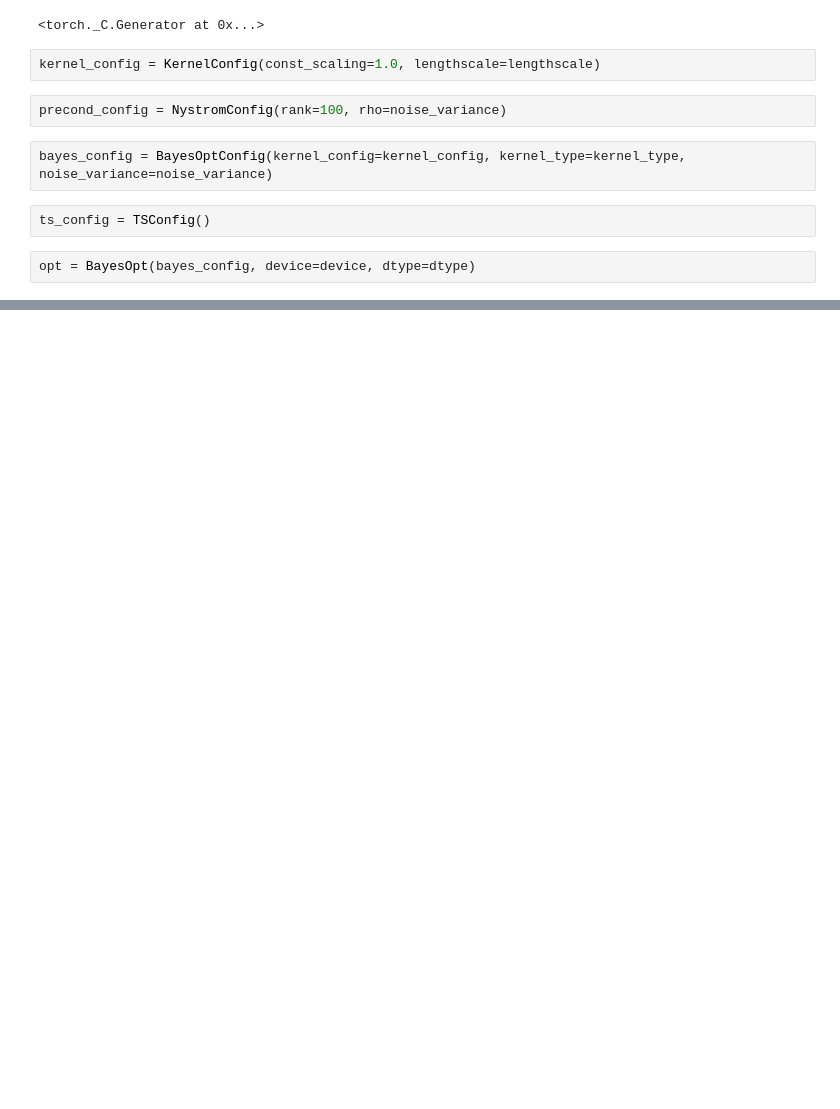
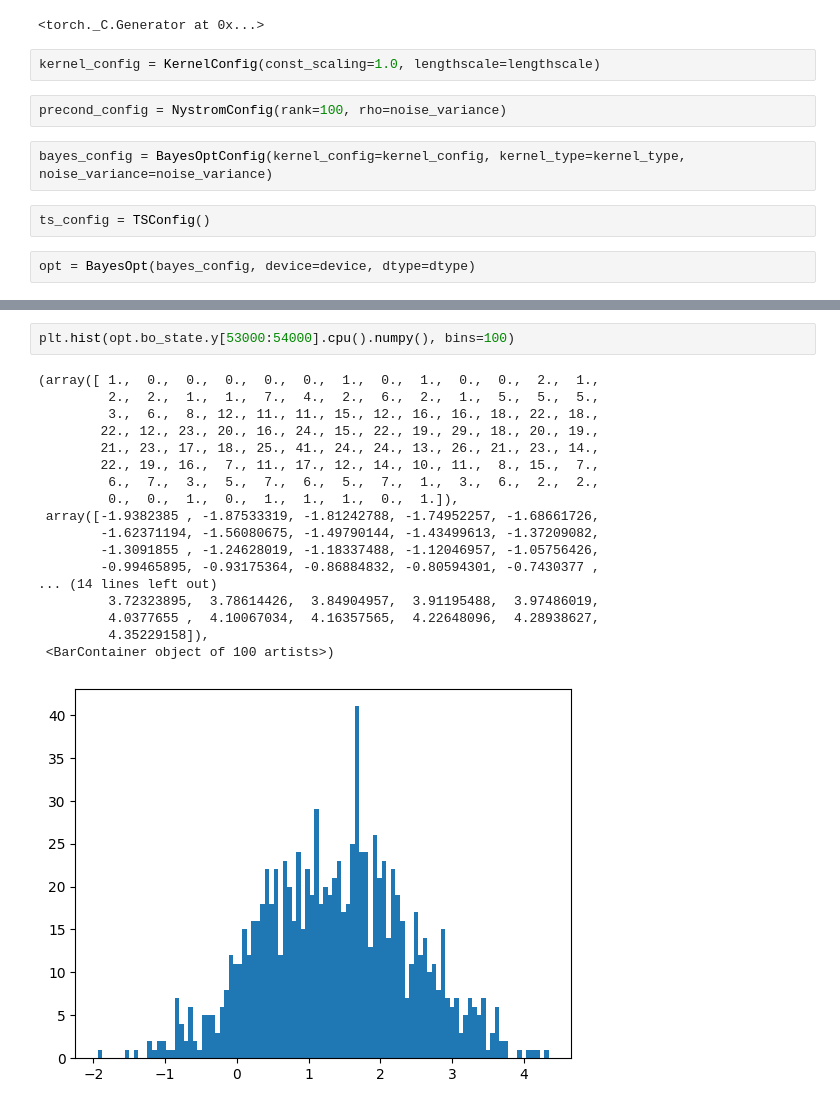
Before and after one commit to pratikrathore8/scalable_gp_inference, a Jupyter notebook: bayes_opt.ipynb, the cells around one changed output, grey strips where cells are left out. Saved outputs shown, nothing was run; the diff lists cells and outputs as text; blank space fills up the shorter version.

```diff
--- a/bayes_opt.ipynb
+++ b/bayes_opt.ipynb
@@ -96,0 +157,21 @@ plt.hist(opt.bo_state.y[50000:].cpu().numpy(), bins=100)
+# %%
+plt.hist(opt.bo_state.y[53000:54000].cpu().numpy(), bins=100)
+# %% [output]
+(array([ 1.,  0.,  0.,  0.,  0.,  0.,  1.,  0.,  1.,  0.,  0.,  2.,  1.,
+         2.,  2.,  1.,  1.,  7.,  4.,  2.,  6.,  2.,  1.,  5.,  5.,  5.,
+         3.,  6.,  8., 12., 11., 11., 15., 12., 16., 16., 18., 22., 18.,
+        22., 12., 23., 20., 16., 24., 15., 22., 19., 29., 18., 20., 19.,
+        21., 23., 17., 18., 25., 41., 24., 24., 13., 26., 21., 23., 14.,
+        22., 19., 16.,  7., 11., 17., 12., 14., 10., 11.,  8., 15.,  7.,
+         6.,  7.,  3.,  5.,  7.,  6.,  5.,  7.,  1.,  3.,  6.,  2.,  2.,
+         0.,  0.,  1.,  0.,  1.,  1.,  1.,  0.,  1.]),
+ array([-1.9382385 , -1.87533319, -1.81242788, -1.74952257, -1.68661726,
+        -1.62371194, -1.56080675, -1.49790144, -1.43499613, -1.37209082,
+        -1.3091855 , -1.24628019, -1.18337488, -1.12046957, -1.05756426,
+        -0.99465895, -0.93175364, -0.86884832, -0.80594301, -0.7430377 ,
+... (14 lines left out)
+         3.72323895,  3.78614426,  3.84904957,  3.91195488,  3.97486019,
+         4.0377655 ,  4.10067034,  4.16357565,  4.22648096,  4.28938627,
+         4.35229158]),
+ <BarContainer object of 100 artists>)
+[figure, added]
```
Also changed, not shown: parts of 16 cells of this notebook, 1 other file.
